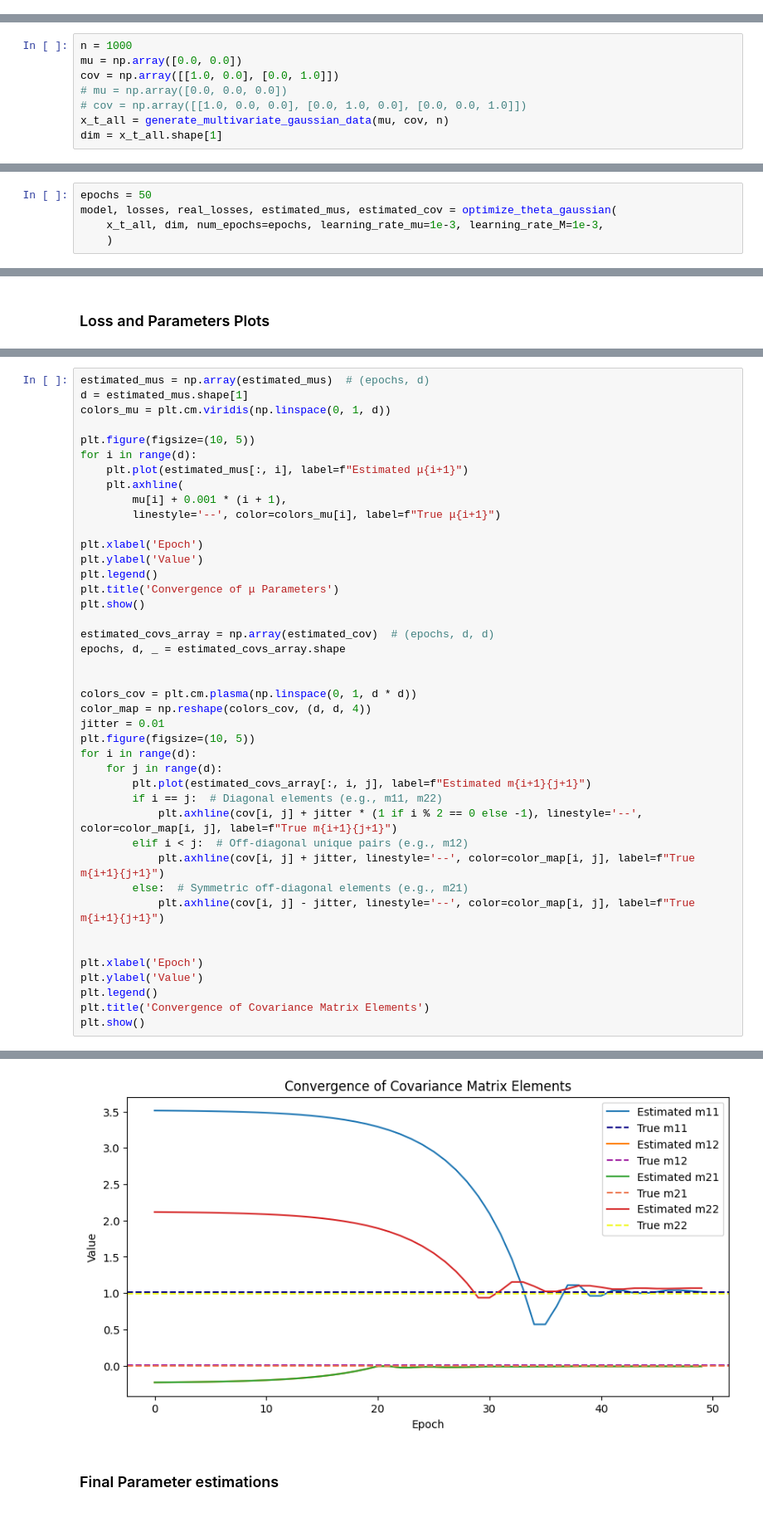
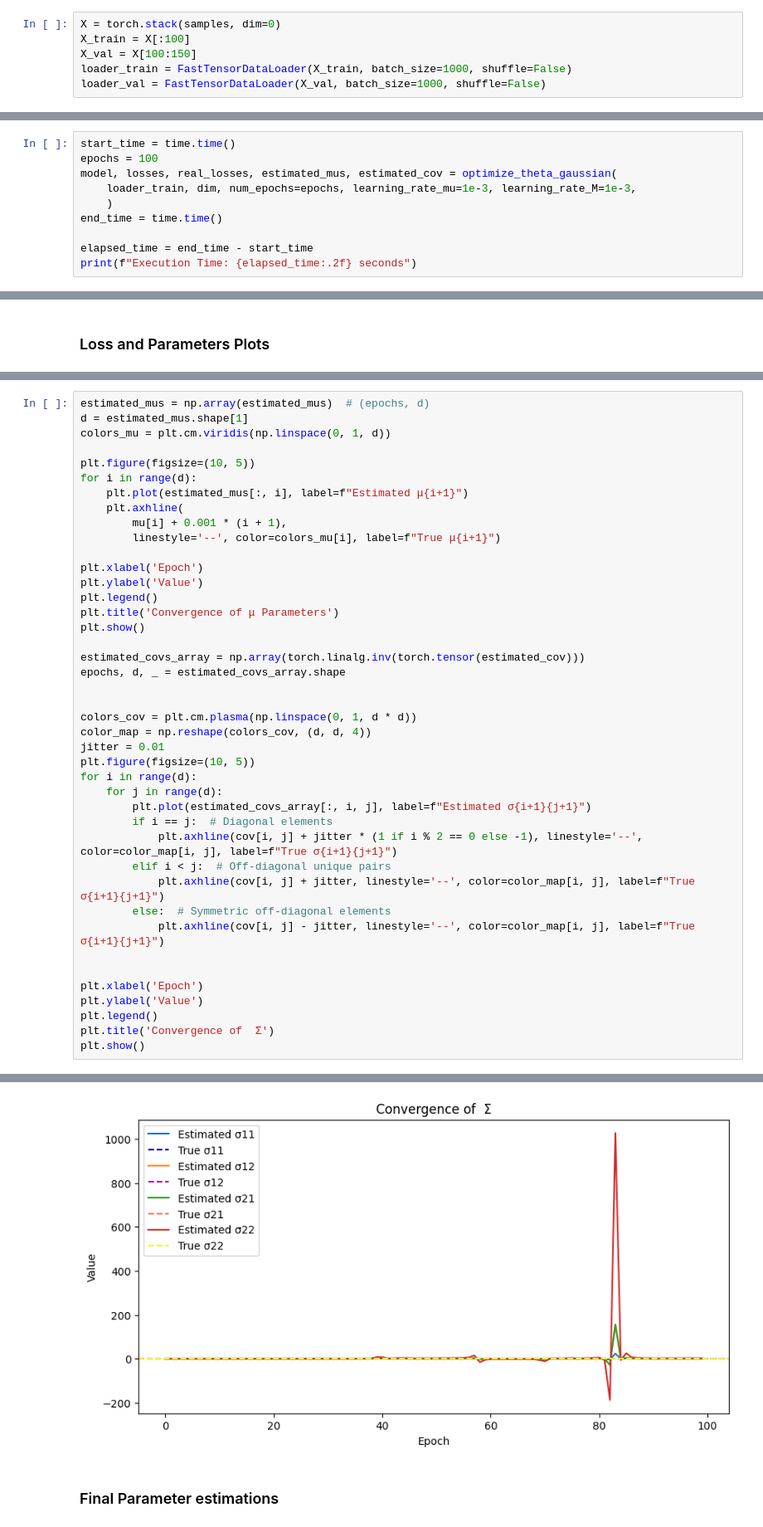
Before and after one commit to katonapng/score_matching, a Jupyter notebook: score_matching_gaussian.ipynb, the cells around one changed output, grey strips where cells are left out. Shown at 83% size. Saved outputs shown, nothing was run; the diff lists cells and outputs as text.

Commit message:
add batching and change significance testing for 2D

```diff
--- a/score_matching_gaussian.ipynb
+++ b/score_matching_gaussian.ipynb
@@ -228,0 +253,6 @@ No statistically significant difference in estimated variances.
+# %%
+X = torch.stack(samples, dim=0)
+X_train = X[:100]
+X_val = X[100:150]
+loader_train = FastTensorDataLoader(X_train, batch_size=1000, shuffle=False)
+loader_val = FastTensorDataLoader(X_val, batch_size=1000, shuffle=False)
@@ -372,8 +372,0 @@ def generate_multivariate_gaussian_data(mean, cov, num_samples):
-# %%
-n = 1000
-mu = np.array([0.0, 0.0])
-cov = np.array([[1.0, 0.0], [0.0, 1.0]])
-# mu = np.array([0.0, 0.0, 0.0])
-# cov = np.array([[1.0, 0.0, 0.0], [0.0, 1.0, 0.0], [0.0, 0.0, 1.0]])
-x_t_all = generate_multivariate_gaussian_data(mu, cov, n)
-dim = x_t_all.shape[1]
@@ -391,8 +373,13 @@ plt.show()
 # %% [markdown]
 ### Training Loop
 # %%
-epochs = 50
+start_time = time.time()
+epochs = 100
 model, losses, real_losses, estimated_mus, estimated_cov = optimize_theta_gaussian(
-    x_t_all, dim, num_epochs=epochs, learning_rate_mu=1e-3, learning_rate_M=1e-3,
+    loader_train, dim, num_epochs=epochs, learning_rate_mu=1e-3, learning_rate_M=1e-3,
     )
+end_time = time.time()
+
+elapsed_time = end_time - start_time
+print(f"Execution Time: {elapsed_time:.2f} seconds")
 # %% [output]
@@ -443,7 +430,7 @@ plt.legend()
 plt.title('Convergence of μ Parameters')
 plt.show()
 
-estimated_covs_array = np.array(estimated_cov)  # (epochs, d, d)
+estimated_covs_array = np.array(torch.linalg.inv(torch.tensor(estimated_cov)))
 epochs, d, _ = estimated_covs_array.shape
 
 
@@ -453,18 +440,18 @@ jitter = 0.01
 plt.figure(figsize=(10, 5))
 for i in range(d):
     for j in range(d):
-        plt.plot(estimated_covs_array[:, i, j], label=f"Estimated m{i+1}{j+1}")
-        if i == j:  # Diagonal elements (e.g., m11, m22)
-            plt.axhline(cov[i, j] + jitter * (1 if i % 2 == 0 else -1), linestyle='--', color=color_map[i, j], label=f"True m{i+1}{j+1}")
-        elif i < j:  # Off-diagonal unique pairs (e.g., m12)
-            plt.axhline(cov[i, j] + jitter, linestyle='--', color=color_map[i, j], label=f"True m{i+1}{j+1}")
-        else:  # Symmetric off-diagonal elements (e.g., m21)
-            plt.axhline(cov[i, j] - jitter, linestyle='--', color=color_map[i, j], label=f"True m{i+1}{j+1}")
+        plt.plot(estimated_covs_array[:, i, j], label=f"Estimated σ{i+1}{j+1}")
+        if i == j:  # Diagonal elements
+            plt.axhline(cov[i, j] + jitter * (1 if i % 2 == 0 else -1), linestyle='--', color=color_map[i, j], label=f"True σ{i+1}{j+1}")
+        elif i < j:  # Off-diagonal unique pairs
+            plt.axhline(cov[i, j] + jitter, linestyle='--', color=color_map[i, j], label=f"True σ{i+1}{j+1}")
+        else:  # Symmetric off-diagonal elements
+            plt.axhline(cov[i, j] - jitter, linestyle='--', color=color_map[i, j], label=f"True σ{i+1}{j+1}")
 
 
 plt.xlabel('Epoch')
 plt.ylabel('Value')
 plt.legend()
-plt.title('Convergence of Covariance Matrix Elements')
+plt.title('Convergence of  Σ')
 plt.show()
 # %% [output]
@@ -472,4 +459,4 @@ plt.show()
-[figure, old version]
+[figure, new version]
 # %% [markdown]
 ### Final Parameter estimations
 # %%
```
Also changed, not shown: parts of 35 cells of this notebook.
